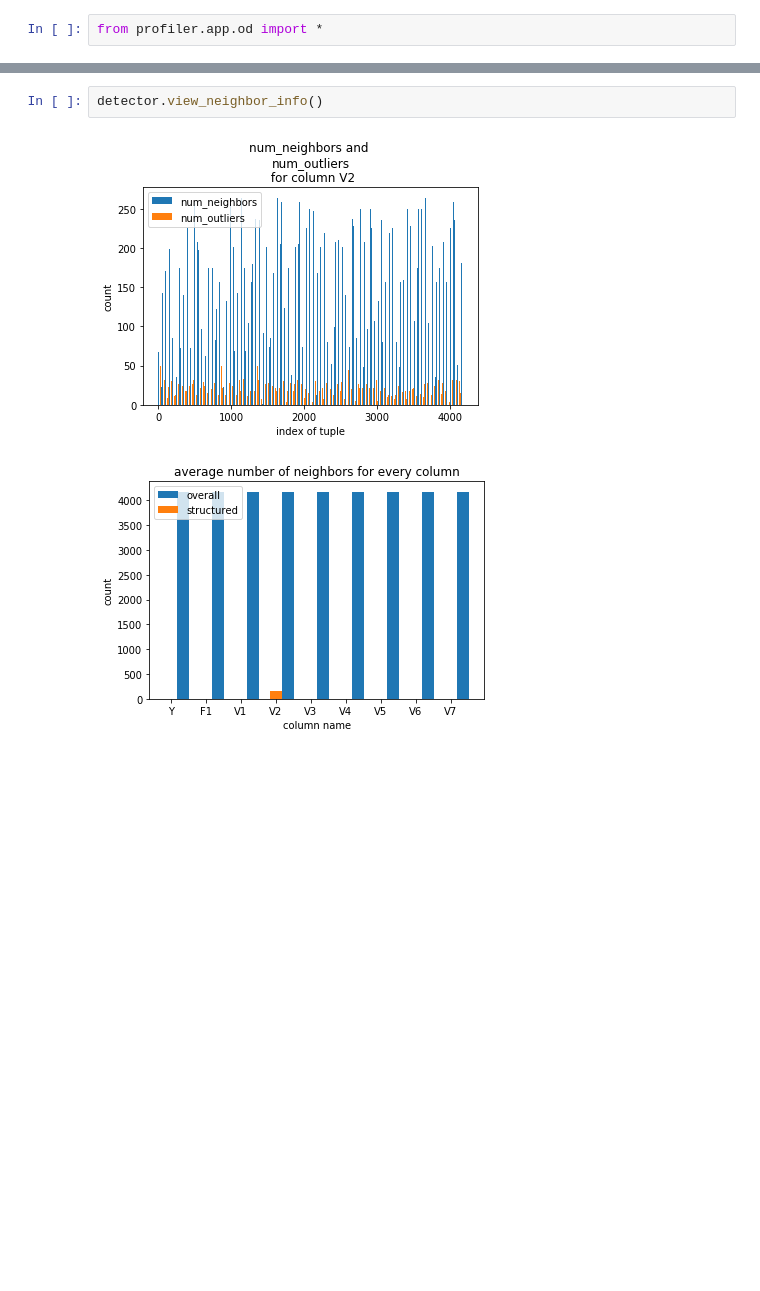
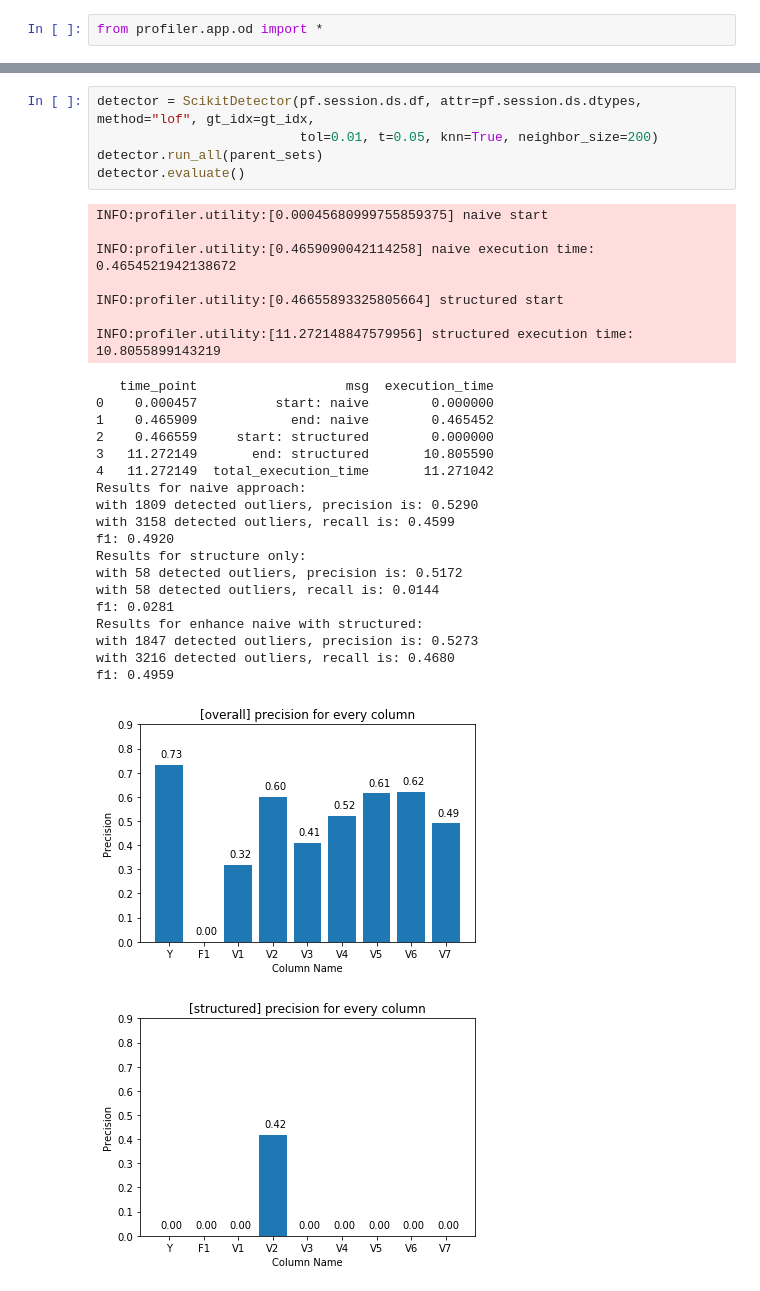
Before and after one commit to sis-ethz/Profiler-Public, a Jupyter notebook: tutorials/Experiment_OD_size-of-neighborhood.ipynb, the cells around one changed output, grey strips where cells are left out. Cells and saved outputs as stored; diff of their text form; blank space fills up the shorter version.

```diff
--- a/tutorials/Experiment_OD_size-of-neighborhood.ipynb
+++ b/tutorials/Experiment_OD_size-of-neighborhood.ipynb
@@ -179,5 +179,33 @@ f1: 0.6833
-# %%
-detector.view_neighbor_info()
-# %% [output]
-[figure, removed]
-[figure, removed]
+# %%
+detector = ScikitDetector(pf.session.ds.df, attr=pf.session.ds.dtypes, method="lof", gt_idx=gt_idx,
+                          tol=0.01, t=0.05, knn=True, neighbor_size=200)
+detector.run_all(parent_sets)
+detector.evaluate()
+# %% [output]
+INFO:profiler.utility:[0.00045680999755859375] naive start
+
+INFO:profiler.utility:[0.4659090042114258] naive execution time: 0.4654521942138672
+
+INFO:profiler.utility:[0.46655893325805664] structured start
+
+INFO:profiler.utility:[11.272148847579956] structured execution time: 10.8055899143219
+   time_point                   msg  execution_time
+0    0.000457          start: naive        0.000000
+1    0.465909            end: naive        0.465452
+2    0.466559     start: structured        0.000000
+3   11.272149       end: structured       10.805590
+4   11.272149  total_execution_time       11.271042
+Results for naive approach:
+with 1809 detected outliers, precision is: 0.5290
+with 3158 detected outliers, recall is: 0.4599
+f1: 0.4920
+Results for structure only:
+with 58 detected outliers, precision is: 0.5172
+with 58 detected outliers, recall is: 0.0144
+f1: 0.0281
+Results for enhance naive with structured:
+with 1847 detected outliers, precision is: 0.5273
+with 3216 detected outliers, recall is: 0.4680
+f1: 0.4959
+[figure, added]
+[figure, added]
```
Also changed, not shown: parts of 7 cells of this notebook, 2 other files.
